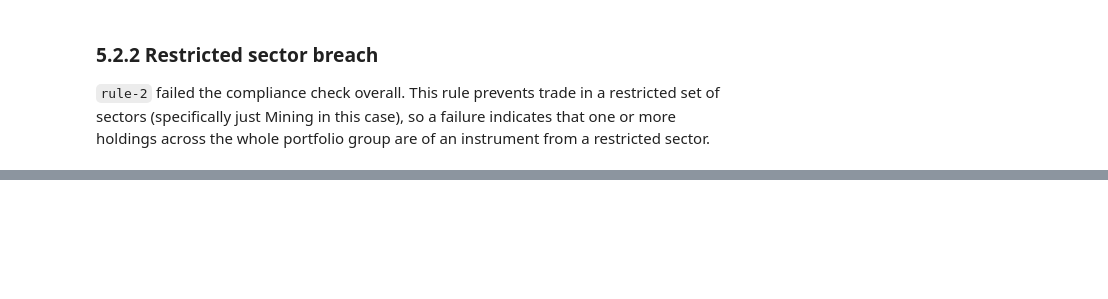
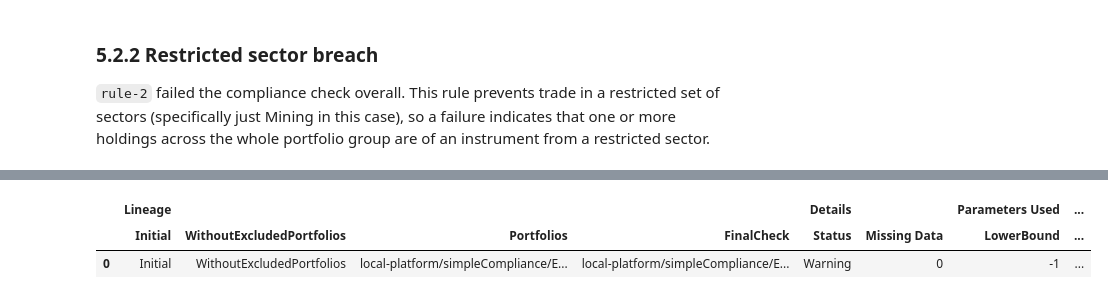
Before and after one commit to timbarrass-finbourne/sample-notebooks, a Jupyter notebook: examples/use-cases/compliance/Configuring and Running Pre-Trade.ipynb, the cells around one changed output, grey strips where cells are left out. Drawn from its saved outputs; the diff is of its cells as text; code cells hidden in the pictures; blank space fills up the shorter version.

```diff
--- a/examples/use-cases/compliance/Configuring and Running Pre-Trade.ipynb
+++ b/examples/use-cases/compliance/Configuring and Running Pre-Trade.ipynb
@@ -523,0 +564,7 @@ Rule drilldown for simpleCompliance/rule-2 from PreTrade run simpleCompliance/ef
+# %%
+rule_result = compliance_api.get_compliance_rule_result(run_scope=scope, run_code=run_code, rule_scope=scope, rule_code='rule-3')
+df = hf.rule_result_dataframe(rule_result)
+
+print(f"Rule drilldown for {rule_result.rule_result.rule_id.scope}/{rule_result.rule_result.rule_id.code} from {rule_result.schedule} run {rule_result.run_id.scope}/{rule_result.run_id.code}, asat {rule_result.instigated_at}")
+display(df[df['Details']['Status'] == 'Warning'])
+# %% [output]
@@ -523,0 +572,3 @@ Rule drilldown for simpleCompliance/rule-2 from PreTrade run simpleCompliance/ef
+|  | Lineage |  |  |  | Details |  | Parameters Used | ... |
+|  | Initial | WithoutExcludedPortfolios | Portfolios | FinalCheck | Status | Missing Data | LowerBound | ... |
+| 0 | Initial | WithoutExcludedPortfolios | local-platform/simpleCompliance/E... | local-platform/simpleCompliance/E... | Warning | 0 | -1 | ... |
```
Also changed, not shown: parts of 14 cells of this notebook, 1 other file.
